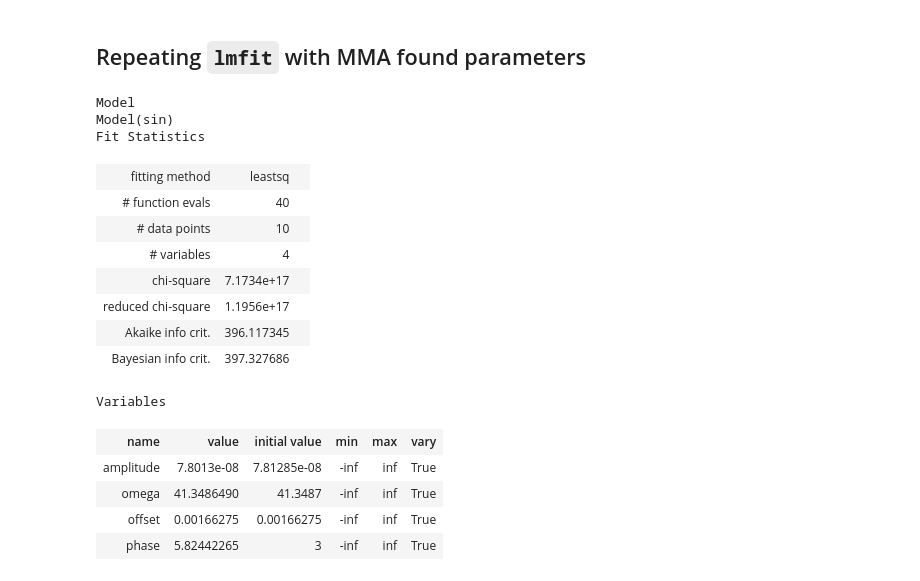
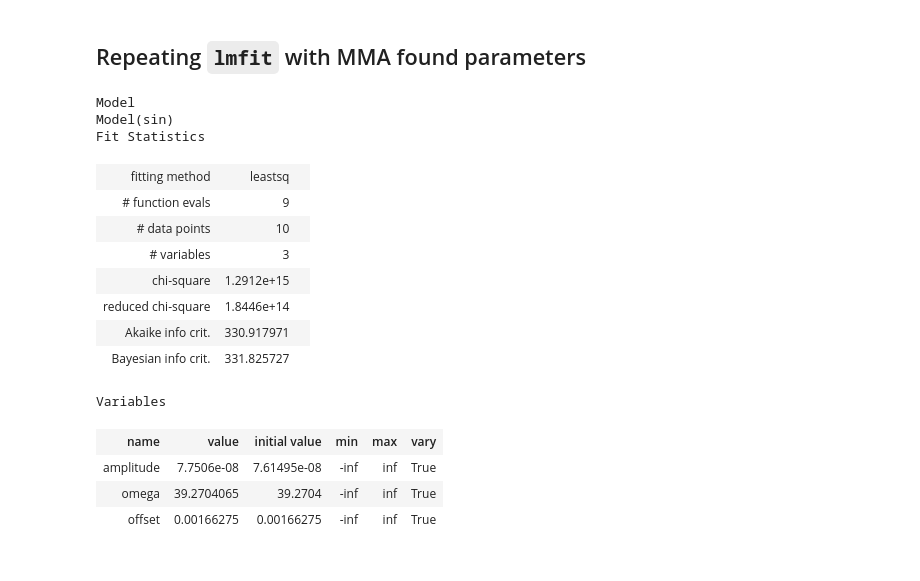
Before and after one commit to Yousousen/pulsar_analysis, a Jupyter notebook: src/script/pulsar2.ipynb, the cells around one changed output. Cells and saved outputs as stored; diff of their text form; code cells hidden in the pictures.

```diff
--- a/src/script/pulsar2.ipynb
+++ b/src/script/pulsar2.ipynb
@@ -656,41 +656,47 @@ plt.ticklabel_format(style = 'plain')
 # %% [markdown]
 ## Repeating `lmfit` with MMA found parameters
 # %%
-sin = lambda x, amplitude, omega, offset, phase: amplitude * np.sin(omega* x + phase) + offset # x needs to be given first.
+#sin = lambda x, amplitude, omega, offset, phase: amplitude * np.sin(omega* x + phase) + offset # x needs to be given first.
+sin = lambda x, amplitude, omega, offset: amplitude * np.sin(omega* x) + offset # x needs to be given first.
 model_curve = models.Model(sin, name='sin')
 
 #params = Parameters()
 #params.add('offset', value=.00166275, vary=True)
 #params.add('amplitude', value=7.81285*10 ** -8, vary=True)
 #params.add('omega', value=41.3487, vary=True)
 #params.add('phase', value=-117036, vary=True)
 #fit = model_curve.fit(y, params, x=x, weights=1/errors2)
 
-offset =  0.00166275
-amplitude = 7.81285*10 ** -8
-omega = 41.3487
-phase = -117036
+#offset =  0.00166275
+#amplitude = 7.81285*10 ** -8
+#omega = 41.3487
+#phase =0
 
-fit = model_curve.fit(data=y, x=x, amplitude=amplitude, omega=omega, offset=offset, phase=3, weights=1/errors2)
+offset = 0.00166275
+amplitude = 7.61495*10 ** -8
+omega = 39.2704
+#phase =0
+
+#fit = model_curve.fit(data=y, x=x, amplitude=amplitude, omega=omega, offset=offset, phase=phase, weights=1/errors2)
+fit = model_curve.fit(data=y, x=x, amplitude=amplitude, omega=omega, offset=offset, weights=1/errors2)
 fit
 # %% [output]
 Model
 Model(sin)
 Fit Statistics
 | fitting method | leastsq |  |
-| # function evals | 40 |  |
+| # function evals | 9 |  |
 | # data points | 10 |  |
-| # variables | 4 |  |
-| chi-square | 7.1734e+17 |  |
-| reduced chi-square | 1.1956e+17 |  |
-| Akaike info crit. | 396.117345 |  |
-| Bayesian info crit. | 397.327686 |  |
+| # variables | 3 |  |
+| chi-square | 1.2912e+15 |  |
+| reduced chi-square | 1.8446e+14 |  |
+| Akaike info crit. | 330.917971 |  |
+| Bayesian info crit. | 331.825727 |  |
 Variables
 | name | value | initial value | min | max | vary |
-| amplitude | 7.8013e-08 | 7.81285e-08 | -inf | inf | True |
-| omega | 41.3486490 | 41.3487 | -inf | inf | True |
+| amplitude | 7.7506e-08 | 7.61495e-08 | -inf | inf | True |
+| omega | 39.2704065 | 39.2704 | -inf | inf | True |
 | offset | 0.00166275 | 0.00166275 | -inf | inf | True |
-| phase | 5.82442265 | 3 | -inf | inf | True |
 # %%
 fit.plot(xlabel="modified julian date (days)", ylabel="period (s)")
 # %% [output]
```
Also changed, not shown: parts of 1 cell of this notebook, 1 other file.
